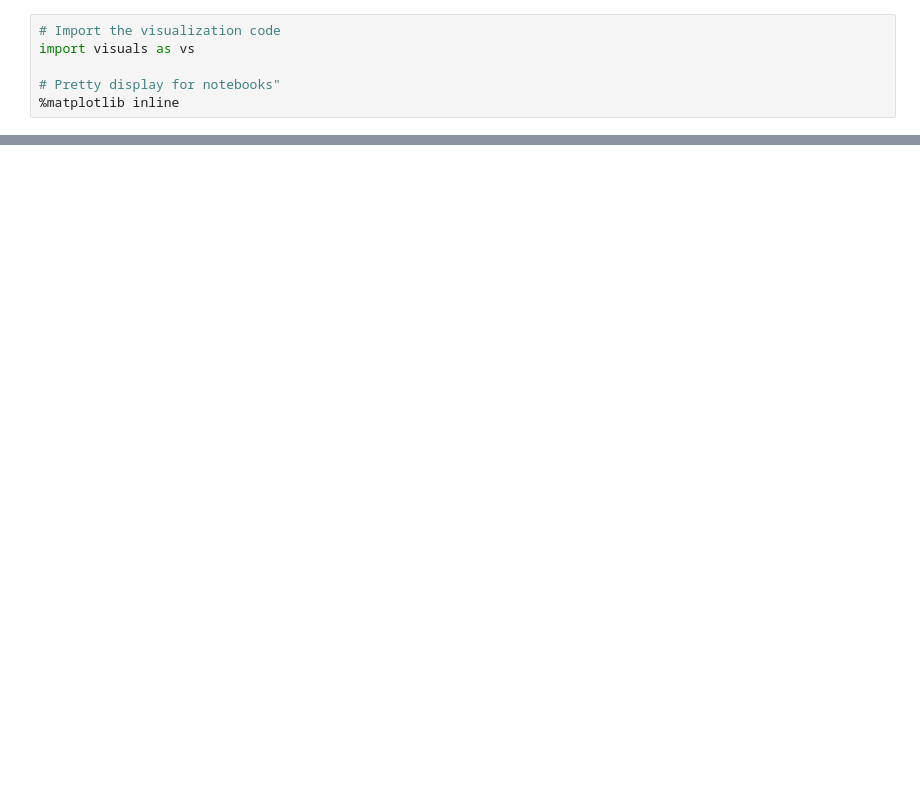
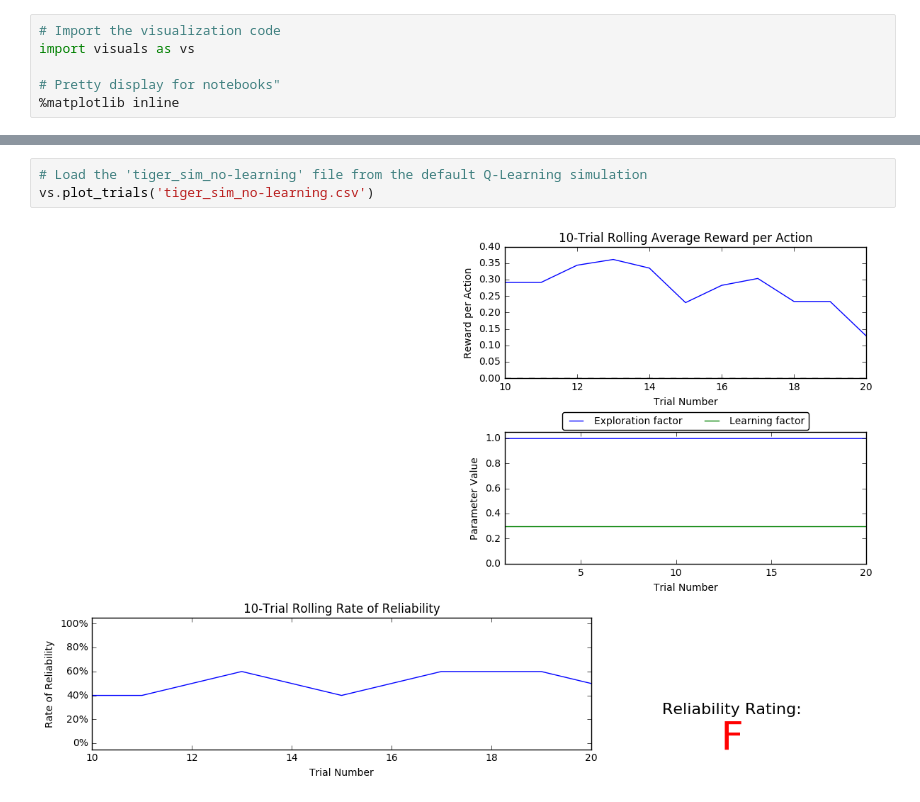
Before and after one commit to ResourceHog/POMDPCapstone, a Jupyter notebook: Capstone.ipynb, the cells around one changed output, grey strips where cells are left out. Cells and saved outputs as stored; diff of their text form; blank space fills up the shorter version.

```diff
--- a/Capstone.ipynb
+++ b/Capstone.ipynb
@@ -311,0 +97,5 @@ Curiously, as part of the Q-Learning algorithm, you were asked to **not** use th
+# %%
+# Load the 'tiger_sim_no-learning' file from the default Q-Learning simulation
+vs.plot_trials('tiger_sim_no-learning.csv')
+# %% [output]
+[figure, added]
```
Also changed, not shown: parts of 56 cells of this notebook, 42 other files.
